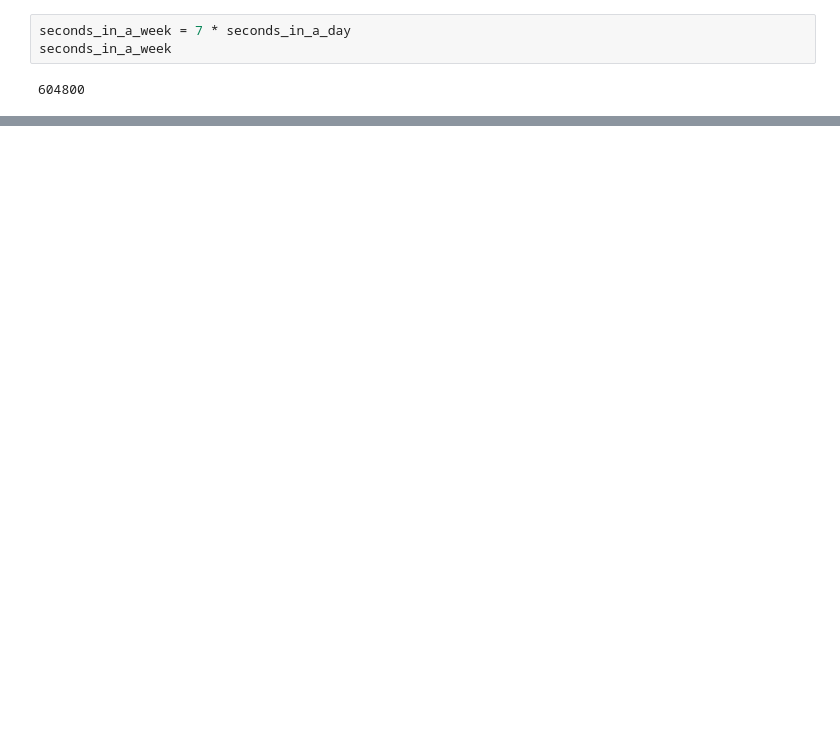
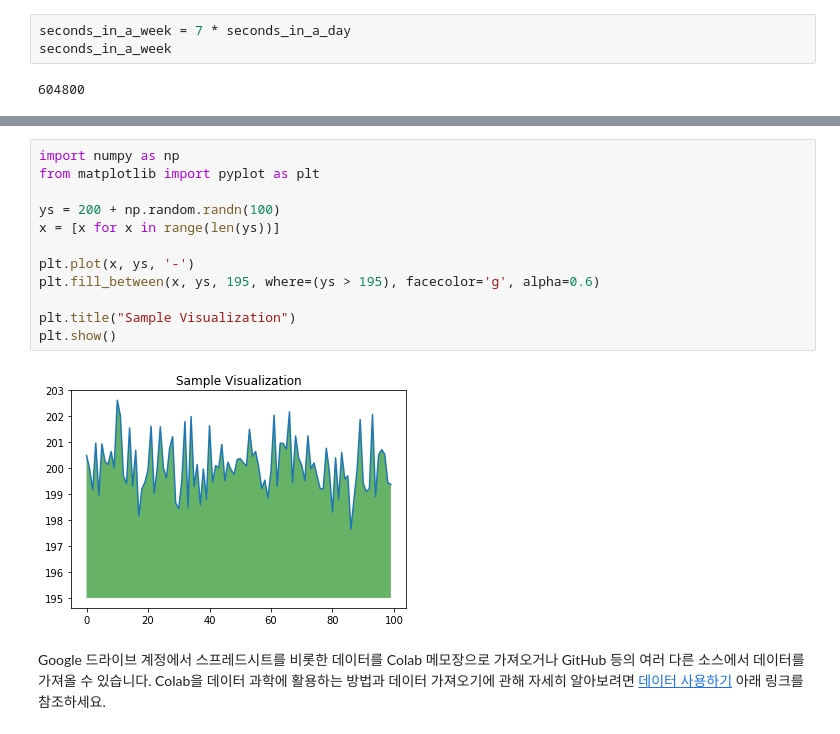
Before and after one commit to WonJunPark/2019-Gsoftware-Challenge, a Jupyter notebook: Colaboratory에_오신_것을_환영합니다.ipynb, the cells around one changed output, grey strips where cells are left out. Cells and saved outputs as stored; diff of their text form; blank space fills up the shorter version.

Commit message:
Colaboratory를 통해 생성됨

```diff
--- a/Colaboratory에_오신_것을_환영합니다.ipynb
+++ b/Colaboratory에_오신_것을_환영합니다.ipynb
@@ -40,0 +42,16 @@ Colaboratory 노트 사용 방법을 자세히 알아보려면 <a href="/noteboo
+# %%
+import numpy as np
+from matplotlib import pyplot as plt
+
+ys = 200 + np.random.randn(100)
+x = [x for x in range(len(ys))]
+
+plt.plot(x, ys, '-')
+plt.fill_between(x, ys, 195, where=(ys > 195), facecolor='g', alpha=0.6)
+
+plt.title("Sample Visualization")
+plt.show()
+# %% [output]
+[figure, added]
+# %% [markdown]
+Google 드라이브 계정에서 스프레드시트를 비롯한 데이터를 Colab 메모장으로 가져오거나 GitHub 등의 여러 다른 소스에서 데이터를 가져올 수 있습니다. Colab을 데이터 과학에 활용하는 방법과 데이터 가져오기에 관해 자세히 알아보려면 <a href="#working-with-data">데이터 사용하기</a> 아래 링크를 참조하세요.
```
Also changed, not shown: parts of 12 cells of this notebook.
